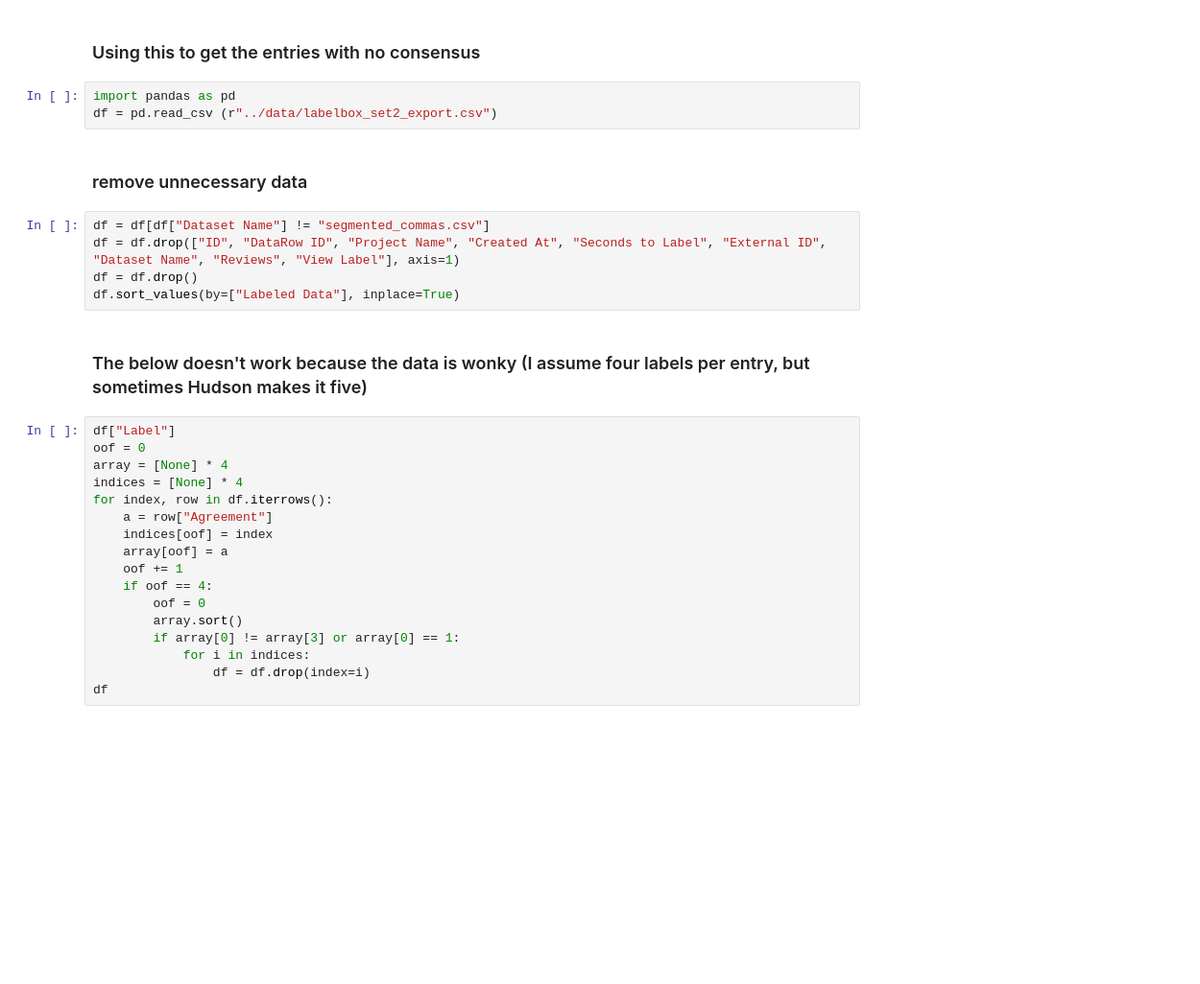
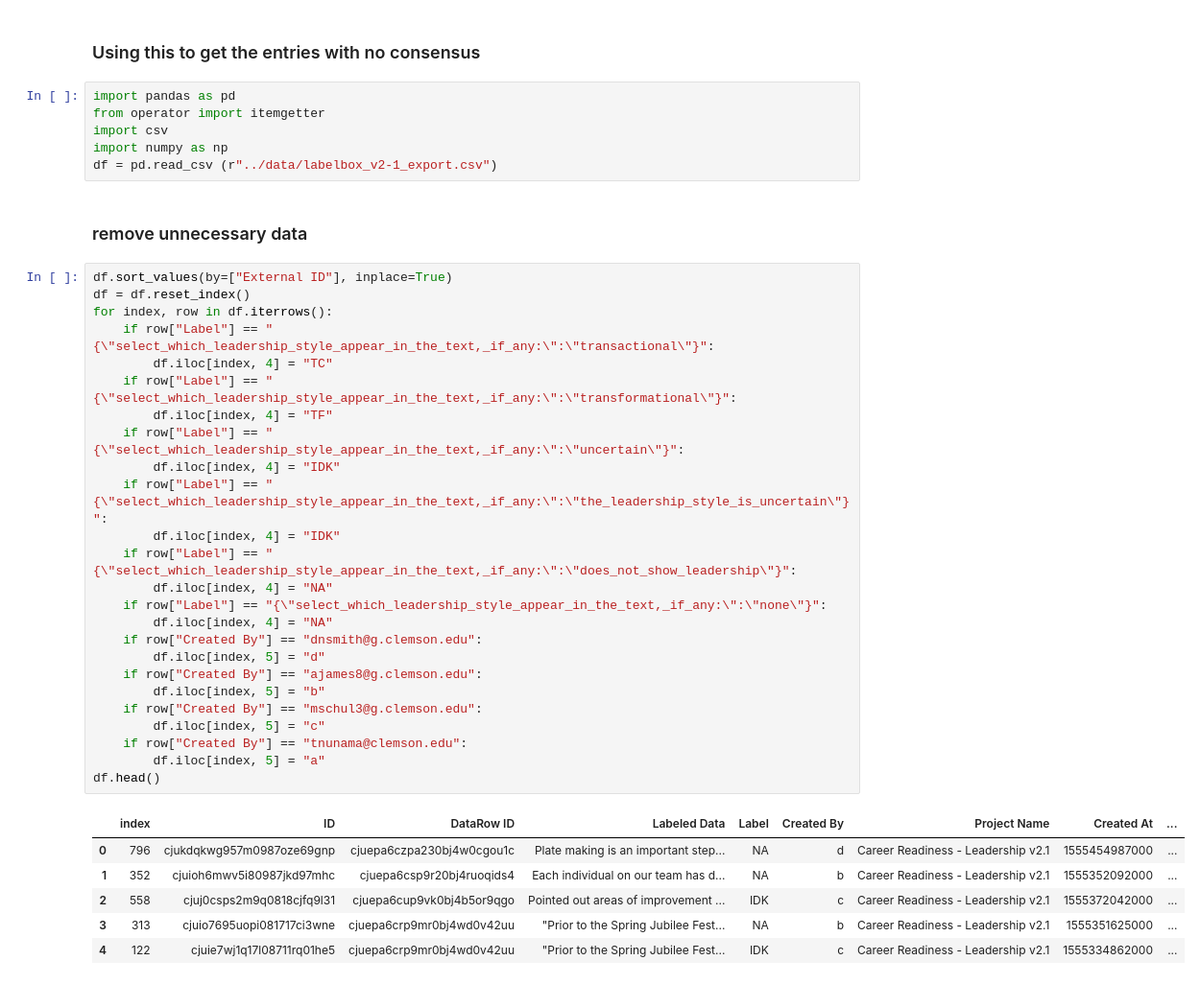
Before and after one commit to dndsmith/watson_ci_career_readiness, a Jupyter notebook: src/determine_final_label.ipynb, the cells around one changed output. Shown at 96% size. Drawn from its saved outputs; the diff is of its cells as text; blank space fills up the shorter version.

```diff
--- a/src/determine_final_label.ipynb
+++ b/src/determine_final_label.ipynb
@@ -2,30 +2,41 @@
 ### Using this to get the entries with no consensus
 # %%
 import pandas as pd
-df = pd.read_csv (r"../data/labelbox_set2_export.csv")
+from operator import itemgetter
+import csv
+import numpy as np
+df = pd.read_csv (r"../data/labelbox_v2-1_export.csv")
 # %% [markdown]
 ### remove unnecessary data
-# %%
-df = df[df["Dataset Name"] != "segmented_commas.csv"]
-df = df.drop(["ID", "DataRow ID", "Project Name", "Created At", "Seconds to Label", "External ID", "Dataset Name", "Reviews", "View Label"], axis=1)
-df = df.drop()
-df.sort_values(by=["Labeled Data"], inplace=True)
-# %% [markdown]
-### The below doesn't work because the data is wonky (I assume four labels per entry, but sometimes Hudson makes it five)
-# %%
-df["Label"]
-oof = 0
-array = [None] * 4
-indices = [None] * 4
-for index, row in df.iterrows():
-    a = row["Agreement"]
-    indices[oof] = index
-    array[oof] = a
-    oof += 1
-    if oof == 4:
-        oof = 0
-        array.sort()
-        if array[0] != array[3] or array[0] == 1:
-            for i in indices:
-                df = df.drop(index=i)
-df
+# %%
+df.sort_values(by=["External ID"], inplace=True)
+df = df.reset_index()
+for index, row in df.iterrows():
+    if row["Label"] == "{\"select_which_leadership_style_appear_in_the_text,_if_any:\":\"transactional\"}":
+        df.iloc[index, 4] = "TC"
+    if row["Label"] == "{\"select_which_leadership_style_appear_in_the_text,_if_any:\":\"transformational\"}":
+        df.iloc[index, 4] = "TF"
+    if row["Label"] == "{\"select_which_leadership_style_appear_in_the_text,_if_any:\":\"uncertain\"}":
+        df.iloc[index, 4] = "IDK"
+    if row["Label"] == "{\"select_which_leadership_style_appear_in_the_text,_if_any:\":\"the_leadership_style_is_uncertain\"}":
+        df.iloc[index, 4] = "IDK"
+    if row["Label"] == "{\"select_which_leadership_style_appear_in_the_text,_if_any:\":\"does_not_show_leadership\"}":
+        df.iloc[index, 4] = "NA"
+    if row["Label"] == "{\"select_which_leadership_style_appear_in_the_text,_if_any:\":\"none\"}":
+        df.iloc[index, 4] = "NA"
+    if row["Created By"] == "dnsmith@g.clemson.edu":
+        df.iloc[index, 5] = "d"
+    if row["Created By"] == "ajames8@g.clemson.edu":
+        df.iloc[index, 5] = "b"
+    if row["Created By"] == "mschul3@g.clemson.edu":
+        df.iloc[index, 5] = "c"
+    if row["Created By"] == "tnunama@clemson.edu":
+        df.iloc[index, 5] = "a"
+df.head()
+# %% [output]
+|  | index | ID | DataRow ID | Labeled Data | Label | Created By | Project Name | Created At | ... |
+| 0 | 796 | cjukdqkwg957m0987oze69gnp | cjuepa6czpa230bj4w0cgou1c | Plate making is an important step... | NA | d | Career Readiness - Leadership v2.1 | 1555454987000 | ... |
+| 1 | 352 | cjuioh6mwv5i80987jkd97mhc | cjuepa6csp9r20bj4ruoqids4 | Each individual on our team has d... | NA | b | Career Readiness - Leadership v2.1 | 1555352092000 | ... |
+| 2 | 558 | cjuj0csps2m9q0818cjfq9l31 | cjuepa6cup9vk0bj4b5or9qgo | Pointed out areas of improvement ... | IDK | c | Career Readiness - Leadership v2.1 | 1555372042000 | ... |
+| 3 | 313 | cjuio7695uopi081717ci3wne | cjuepa6crp9mr0bj4wd0v42uu | "Prior to the Spring Jubilee Fest... | NA | b | Career Readiness - Leadership v2.1 | 1555351625000 | ... |
+| 4 | 122 | cjuie7wj1q17l08711rq01he5 | cjuepa6crp9mr0bj4wd0v42uu | "Prior to the Spring Jubilee Fest... | IDK | c | Career Readiness - Leadership v2.1 | 1555334862000 | ... |
```
Also changed, not shown: parts of 7 cells of this notebook, 2 other files.
